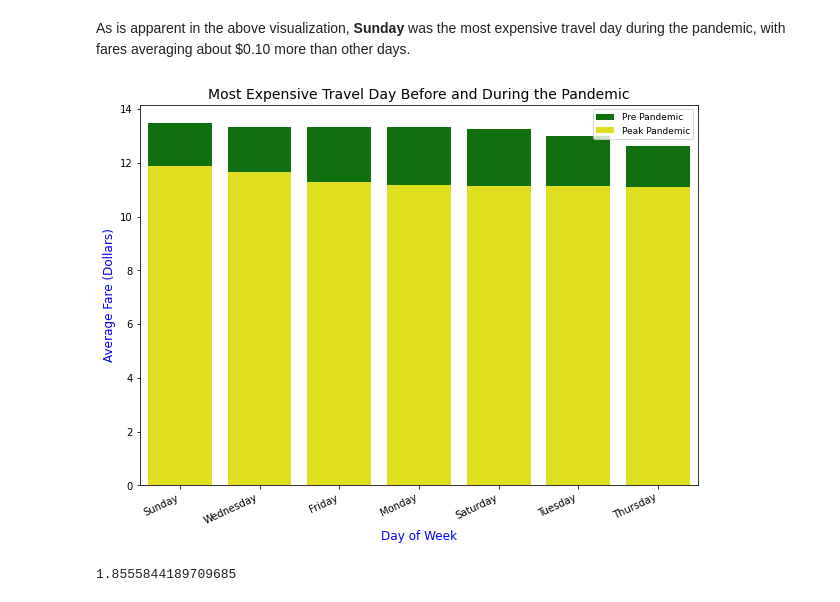
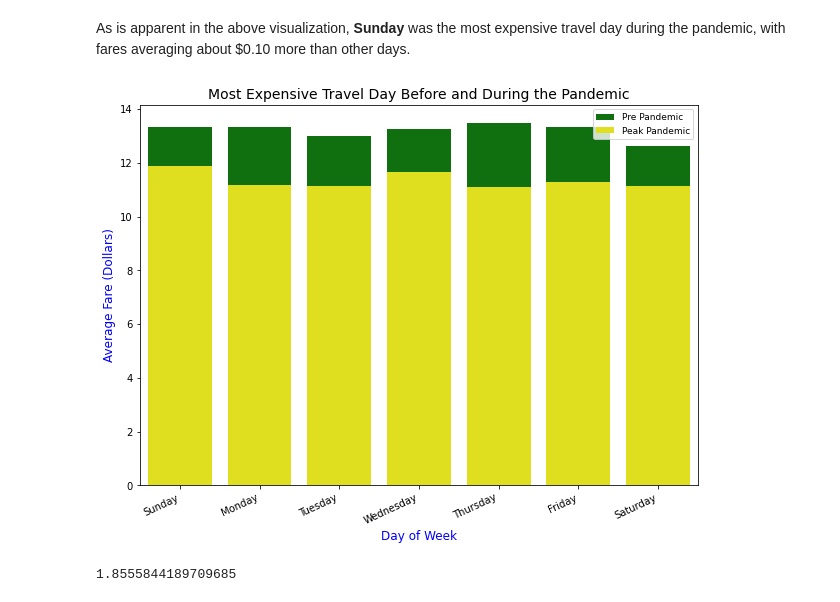
Before and after one commit to samtuleen/nyc-taxis-vs-covid, a Jupyter notebook: notebook1.ipynb, the cells around one changed output. Drawn from its saved outputs; the diff is of its cells as text; code cells hidden in the pictures.

```diff
--- a/notebook1.ipynb
+++ b/notebook1.ipynb
@@ -322,16 +337,18 @@ As is apparent in the above visualization, **Sunday** was the most expensive tra
 # %%
 plt.figure(figsize=(10,7))
 sns.barplot(x=day_fare['DayOfWeek'], y=day_fare['Fare'],
-            color='green', label='Pre Pandemic')
+            color='green', label='Pre Pandemic',
+           order = [ "Sunday", "Monday", "Tuesday", "Wednesday", "Thursday", "Friday", "Saturday"],)
 sns.barplot(x=day_fare2['DayOfWeek'], y=day_fare2['Fare'],
-            color='yellow', label='Peak Pandemic')
+            color='yellow', label='Peak Pandemic',
+           order = [ "Sunday", "Monday", "Tuesday", "Wednesday", "Thursday", "Friday", "Saturday"],)
 plt.xlabel('Day of Week', fontsize=12, color='blue')
 plt.title("Most Expensive Travel Day Before and During the Pandemic", fontsize=14)
 plt.ylabel('Average Fare (Dollars)', fontsize=12, color='blue')
 plt.xticks(rotation=25, horizontalalignment='right', fontsize=10)
 plt.legend(fontsize=9);
 # %% [output]
-[figure, old version]
+[figure, new version]
 # %%
 (day_fare['Fare'].mean()) - (day_fare2['Fare'].mean())
 # %% [output]
```
Also changed, not shown: parts of 5 cells of this notebook.
